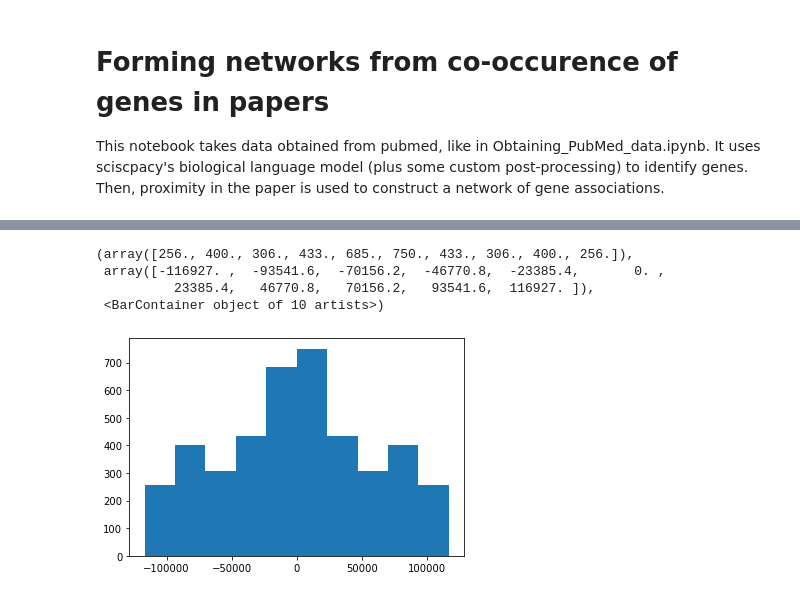
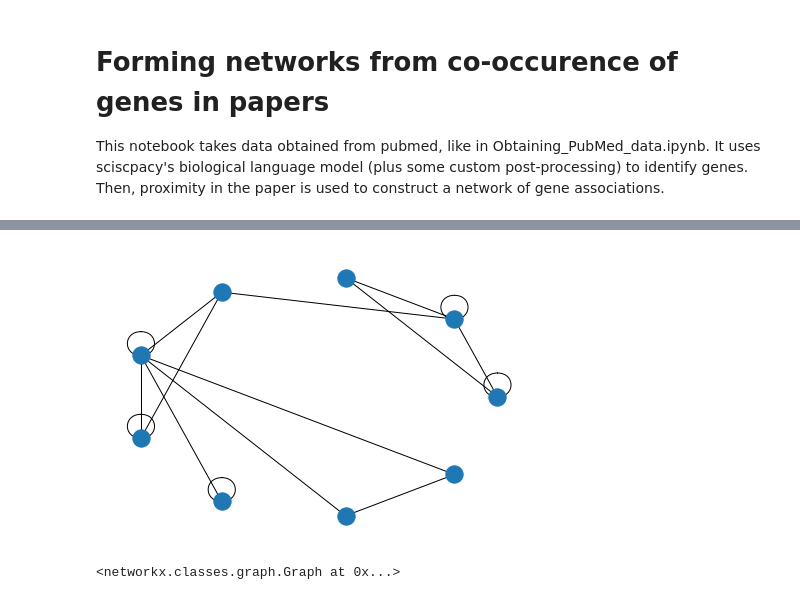
Before and after one commit to UvA-DSC/nlp_pubmed, a Jupyter notebook: form_networks.ipynb, the cells around one changed output, grey strips where cells are left out. Saved outputs shown, nothing was run; the diff lists cells and outputs as text; code cells hidden in the pictures.

Commit message:
Finalized example of association network creation

```diff
--- a/form_networks.ipynb
+++ b/form_networks.ipynb
@@ -27,19 +28,21 @@ positions = []
 for ent in docs[2].ents:
     if len(ent.text) > 2 and 'GENE' in ent.label_ and ent.text.isupper():
         # print(f"{ent.text:20s}, {ent.start_char:6}, {ent.end_char:6}, {ent.label_:20s}")
-        genes.append(ent.text)
+        genes.append(ent.text.strip().replace('.', ''))
         positions.append(ent.start_char)
 # %%
 # Calculate distances
 pos1 = np.array(positions)
 pos2 = pos1.reshape(-1, 1)
-dists = pos1-pos2
+dists = abs((pos1-pos2).astype(float))
 # Set diagonal to inf
-# dists[]
+i = np.arange(len(pos1))
+dists[i,i] = np.inf
 # Make DataFrame
-dist_df = pd.DataFrame(dists, columns=genes, index=genes)
-
-# Flatten
-# dist_df.melt(id_vars=, var_name='distance')
-dist_df.head()
+dist_df = pd.DataFrame(dists, columns=genes, index=genes).reset_index().rename(columns={'index':'Gene'})
+# Long form
+distances = dist_df.melt(id_vars=['Gene'], value_vars=genes, var_name='Gene2', value_name='distance')
+combinations = (distances.groupby(['Gene', 'Gene2']).distance.min()).reset_index()
+print(combinations.shape)
+combinations.distance.hist(bins=np.arange(0,100000,5000))
 # %% [output]
@@ -53,8 +52,16 @@ dist_df.head()
 # %%
-plt.hist(dists.ravel())
+# Select "small" distances
+distlim = 5000
+assoc = combinations[combinations.distance < distlim]
+# Build network of combinations with small distances
+G = nx.Graph()
+for ir, row in assoc.iterrows():
+    G.add_edge(row.Gene, row.Gene2)
+
+nx.draw(G, pos=nx.circular_layout(G))
 # %% [output]
-(array([256., 400., 306., 433., 685., 750., 433., 306., 400., 256.]),
- array([-116927. ,  -93541.6,  -70156.2,  -46770.8,  -23385.4,       0. ,
-          23385.4,   46770.8,   70156.2,   93541.6,  116927. ]),
- <BarContainer object of 10 artists>)
-[figure, old version]
+[figure, new version]
+# %%
+G
+# %% [output]
+<networkx.classes.graph.Graph at 0x...>
```
Also changed, not shown: parts of 2 cells of this notebook.
